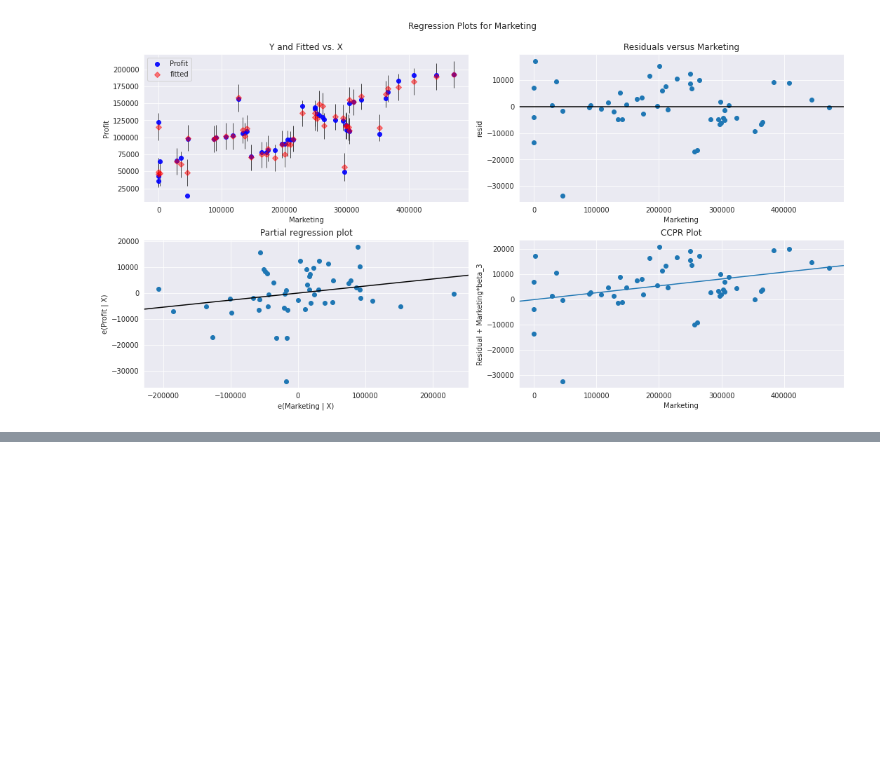
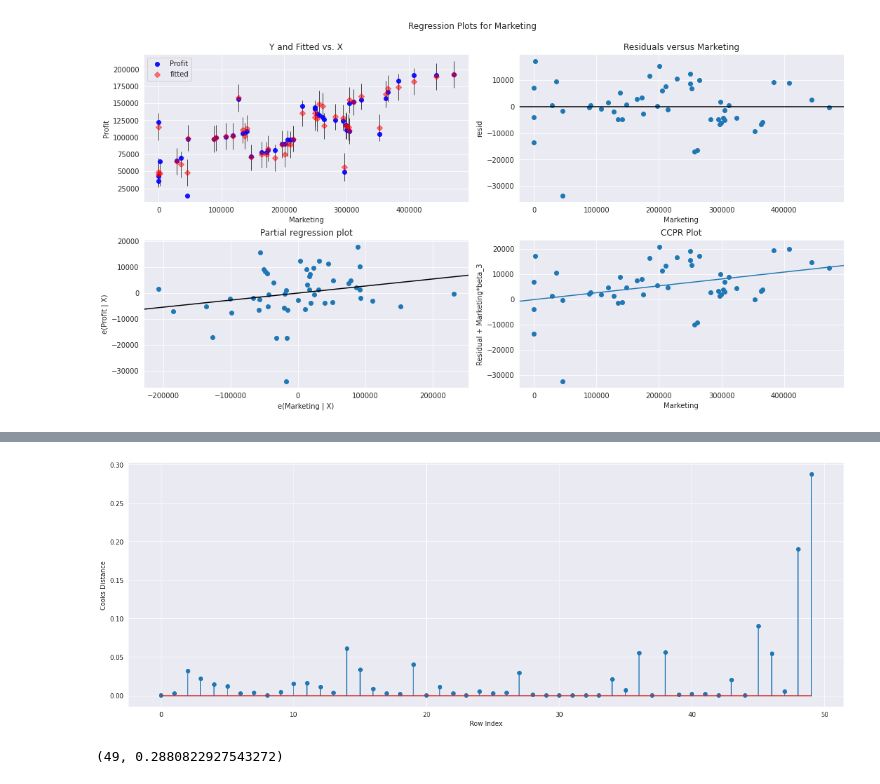
Before and after one commit to Bhavin52/Assignment, a Jupyter notebook: MultiLinear_regression_Q1.ipynb, the cells around one changed output, grey strips where cells are left out. Saved outputs shown, nothing was run; the diff lists cells and outputs as text; code cells hidden in the pictures; blank space fills up the shorter version.

```diff
--- a/MultiLinear_regression_Q1.ipynb
+++ b/MultiLinear_regression_Q1.ipynb
@@ -191,0 +196,4 @@ plt.show()
+# %%
+model_influence = model.get_influence()
+(c, _) = model_influence.cooks_distance
+c
@@ -191,0 +214,13 @@ plt.show()
+# %%
+fig=plt.figure(figsize=(20,7))
+plt.stem(np.arange(len(startUps)),np.round(c,5))
+plt.xlabel('Row Index')
+plt.ylabel('Cooks Distance')
+plt.show()
+# %% [output]
+[figure, added]
+# %%
+#index and value of influencer where c is more than .5
+(np.argmax(c),np.max(c))
+# %% [output]
+(49, 0.2880822927543272)
```
Also changed, not shown: parts of 9 cells of this notebook.
